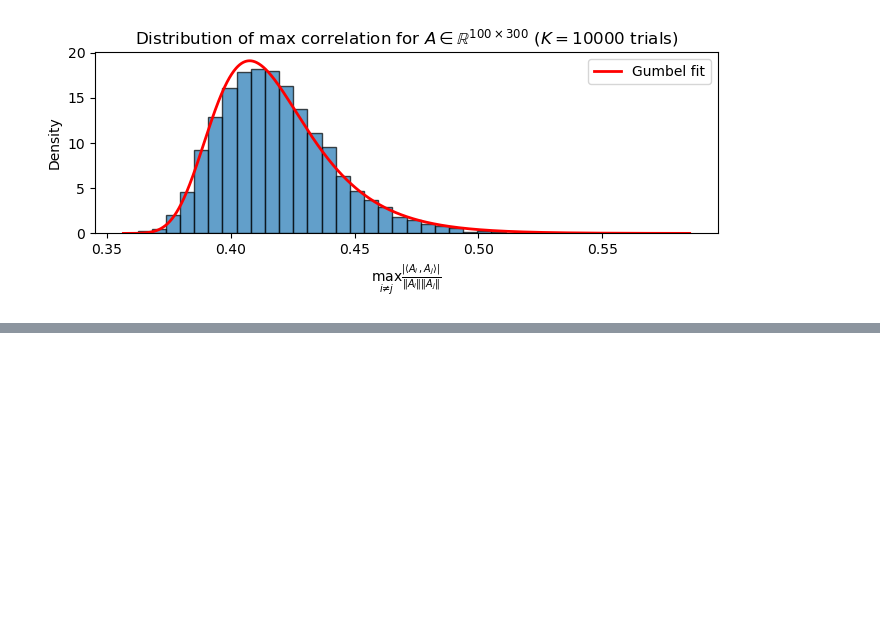
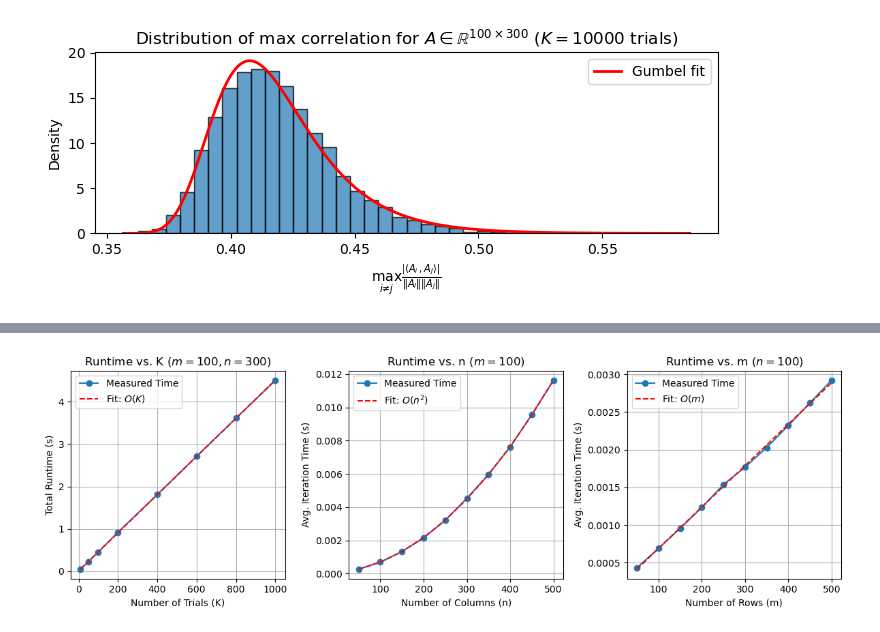
Before and after one commit to arthurabello/nla-assignment-4, a Jupyter notebook: src/assignment.ipynb, the cells around one changed output, grey strips where cells are left out. Cells and saved outputs as stored; diff of their text form; code cells hidden in the pictures; blank space fills up the shorter version.

Commit message:
feat(jupyter|report): plots and analysis for item d

```diff
--- a/src/assignment.ipynb
+++ b/src/assignment.ipynb
@@ -453,0 +464,89 @@ Parallel computation finished in 34.43 seconds.
+# %%
+def time_single_iteration(m: int, n: int, seed: int = 727) -> float:
+    """Times the core computation for a single matrix."""
+    start_time = time.time()
+
+    _ = compute_one_max_corr(seed, m, n)
+
+    end_time = time.time()
+    return end_time - start_time
+
+def run_complexity_analysis():
+    # Dependence on K
+    # (we expect linear scaling)
+    print("Testing dependence on K...")
+    m, n = 100, 300
+    k_values = [10, 50, 100, 200, 400, 600, 800, 1000]
+    k_times = []
+    for K in k_values:
+        start_t = time.time()
+        # A simplified loop for timing
+        for _ in range(K):
+            time_single_iteration(seed=727, m=m, n=n)
+        end_t = time.time()
+        k_times.append(end_t - start_t)
+
+    plt.figure(figsize=(12, 4))
+    plt.subplot(1, 3, 1)
+    plt.plot(k_values, k_times, 'o-', label='Measured Time')
+    # Fit a linear curve to show the trend
+    coeffs = np.polyfit(k_values, k_times, 1)
+    p = np.poly1d(coeffs)
+    plt.plot(k_values, p(k_values), 'r--', label=f'Fit: $O(K)$')
+    plt.xlabel('Number of Trials (K)')
+    plt.ylabel('Total Runtime (s)')
+    plt.title('Runtime vs. K ($m=100, n=300$)')
+    plt.grid(True)
+    plt.legend()
+
+    # Dependence on n
+    # (we expect quadratic scaling: O(n^2))
+    print("Testing dependence on n...")
+    m_fixed, k_fixed = 100, 50 # run 50x and take average
+    n_values = [50, 100, 150, 200, 250, 300, 350, 400, 450, 500]
+    n_times = []
+    for n_val in n_values:
+        avg_time = np.mean([time_single_iteration(m_fixed, n_val, seed=i) for i in range(k_fixed)])
+        n_times.append(avg_time)
+
+    plt.subplot(1, 3, 2)
+    plt.plot(n_values, n_times, 'o-', label='Measured Time')
+    # Fit a quadratic curve to show the trend
+    coeffs = np.polyfit(n_values, n_times, 2)
+    p = np.poly1d(coeffs)
+    plt.plot(n_values, p(n_values), 'r--', label=f'Fit: $O(n^{2}$)')
+    plt.xlabel('Number of Columns (n)')
+    plt.ylabel('Avg. Iteration Time (s)')
+    plt.title('Runtime vs. n ($m=100$)')
+    plt.grid(True)
+    plt.legend()
+
+    # Dependence on m
+    # (We expect linear scaling: O(m))
+    print("Testing dependence on m...")
+    n_fixed, k_fixed = 100, 50 # run 50x and take average
+    m_values = [50, 100, 150, 200, 250, 300, 350, 400, 450, 500]
+    m_times = []
+    for m_val in m_values:
+        avg_time = np.mean([time_single_iteration(m_val, n_fixed, seed=i) for i in range(k_fixed)])
+        m_times.append(avg_time)
+
+    plt.subplot(1, 3, 3)
+    plt.plot(m_values, m_times, 'o-', label='Measured Time')
+    # Fit a linear curve
+    coeffs = np.polyfit(m_values, m_times, 1)
+    p = np.poly1d(coeffs)
+    plt.plot(m_values, p(m_values), 'r--', label=f'Fit: $O(m)$')
+    plt.xlabel('Number of Rows (m)')
+    plt.ylabel('Avg. Iteration Time (s)')
+    plt.title('Runtime vs. m ($n=100$)')
+    plt.grid(True)
+    plt.legend()
+
+    plt.tight_layout()
+    plt.savefig("../docs/images/complexity_analysis.png", dpi=200)
+    plt.show()
+
+if __name__ == '__main__':
+    run_complexity_analysis()
+# %% [output]
@@ -453,0 +556 @@ Parallel computation finished in 34.43 seconds.
+[figure, added]
```
Also changed, not shown: parts of 11 cells of this notebook, 5 other files.
